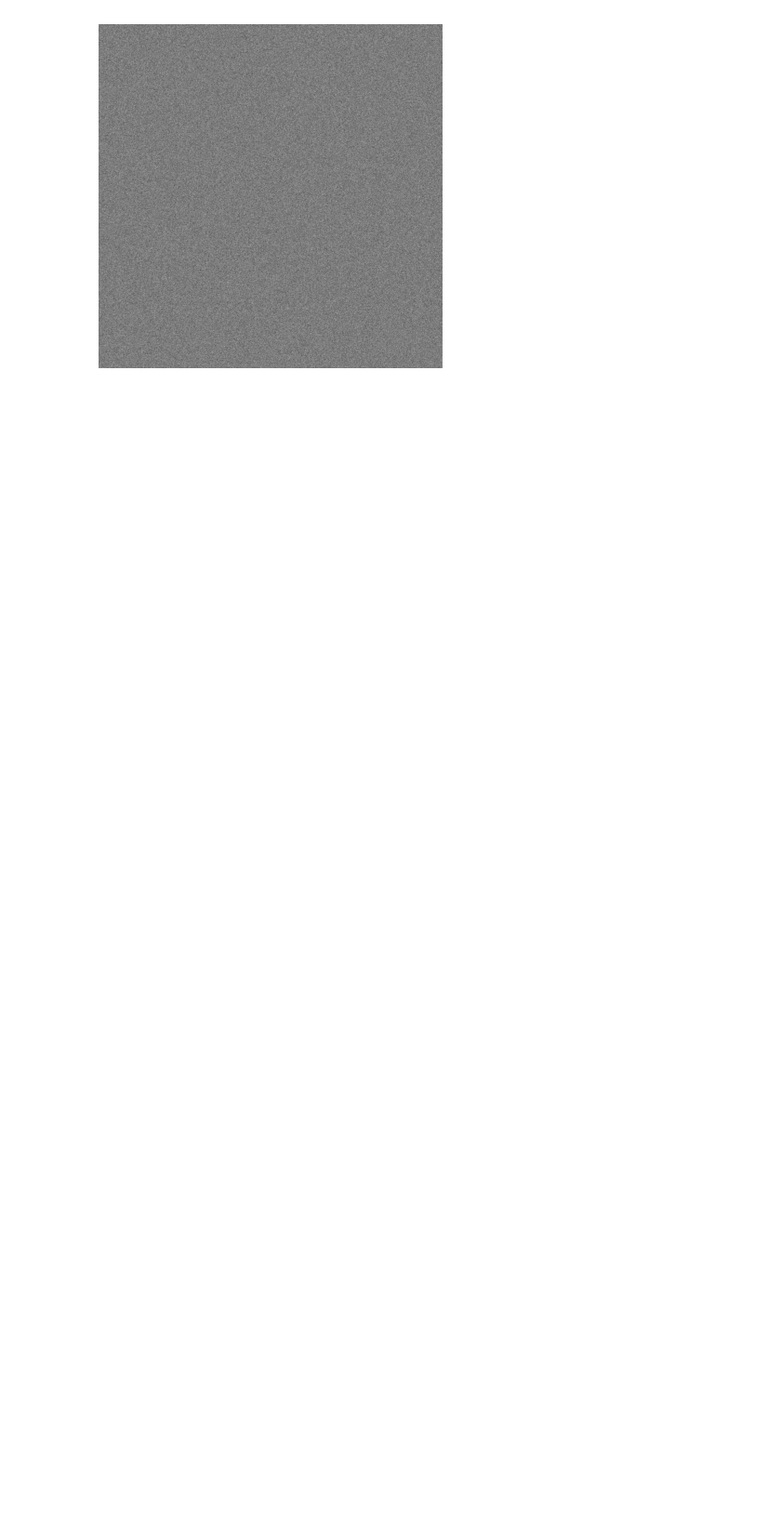
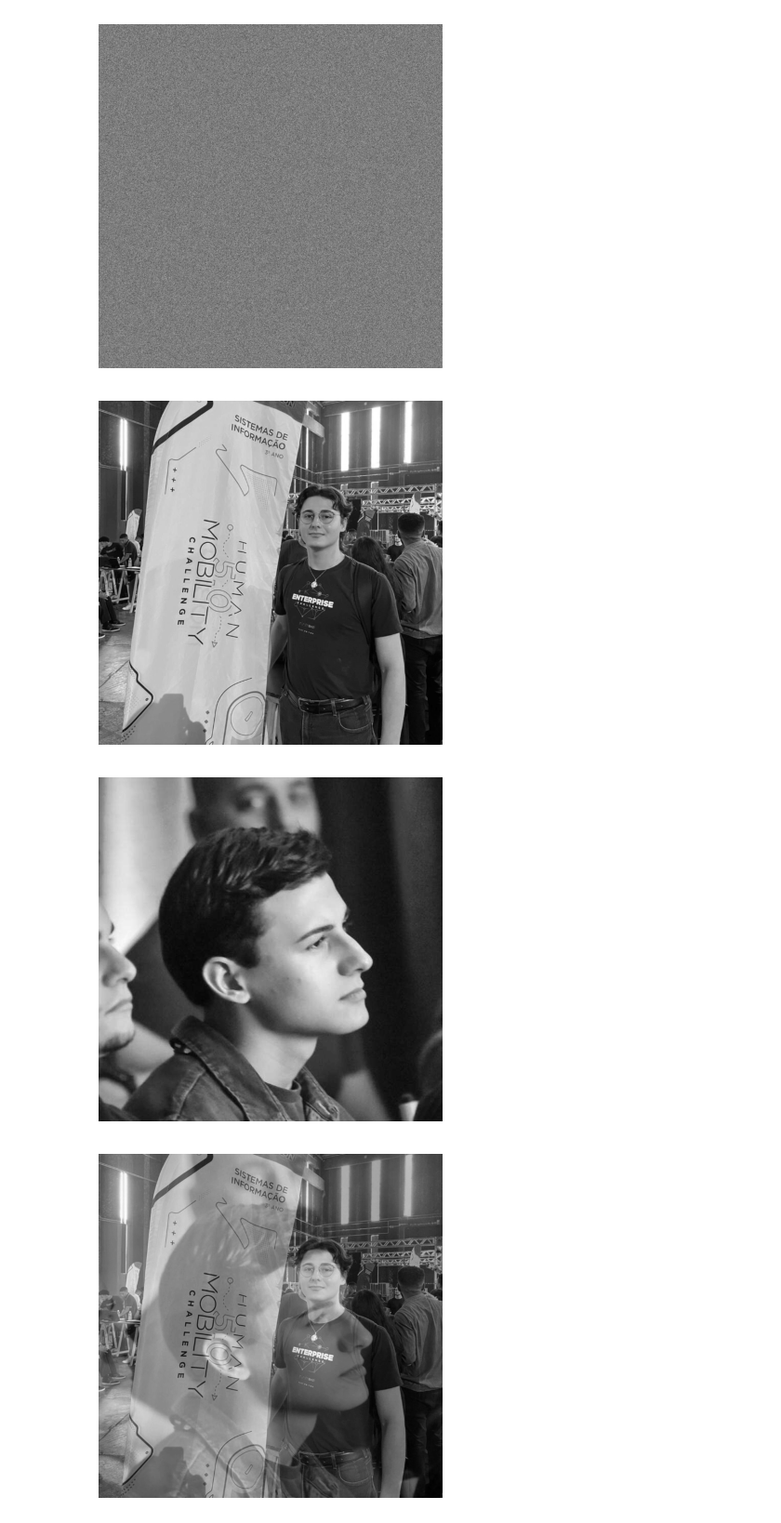
Before and after one commit to hotequil/image-processing, a Jupyter notebook: app.ipynb, the cells around one changed output. Shown at 93% size. Cells and saved outputs as stored; diff of their text form; code cells hidden in the pictures; blank space fills up the shorter version.

Commit message:
feat: made a blended image

```diff
--- a/app.ipynb
+++ b/app.ipynb
@@ -194,3 +194,28 @@ plt.show()
 [figure]
 [figure]
 [figure]
+# %%
+import cv2 as cv
+from matplotlib import pyplot as plt
+
+first_image = cv.imread("me.jpeg", cv.IMREAD_GRAYSCALE)
+second_image = cv.imread("other_me.jpeg", cv.IMREAD_GRAYSCALE)
+first_image = cv.resize(first_image, (second_image.shape[0], second_image.shape[1]))
+alpha = 0.5
+blended_image = cv.addWeighted(first_image, alpha, second_image, alpha, 0)
+
+plt.axis("off")
+plt.imshow(first_image, cmap="gray")
+plt.show()
+
+plt.axis("off")
+plt.imshow(second_image, cmap="gray")
+plt.show()
+
+plt.axis("off")
+plt.imshow(blended_image, cmap="gray")
+plt.show()
+# %% [output]
+[figure, added]
+[figure, added]
+[figure, added]
```
Also changed, not shown: 1 other file.
